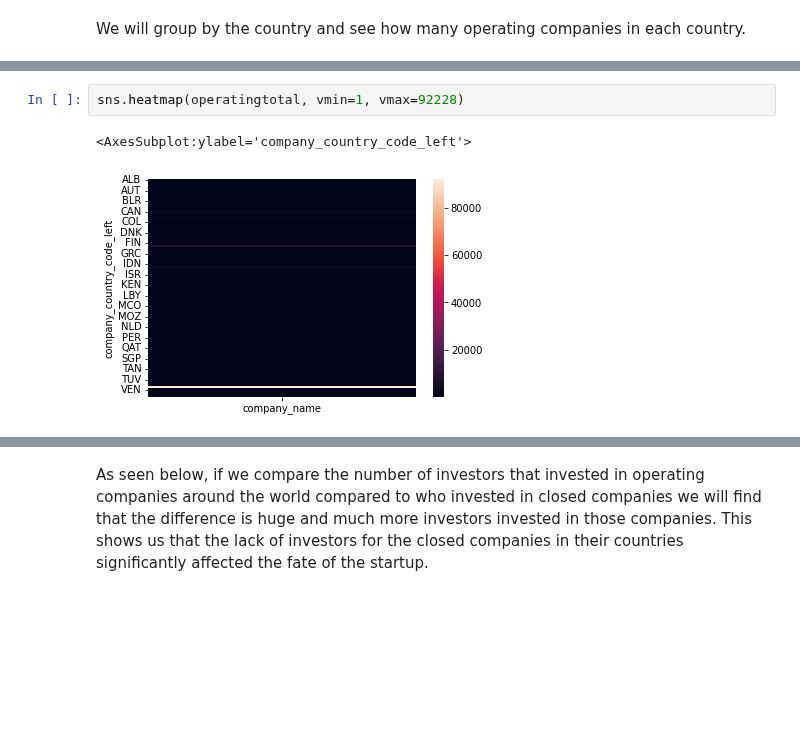
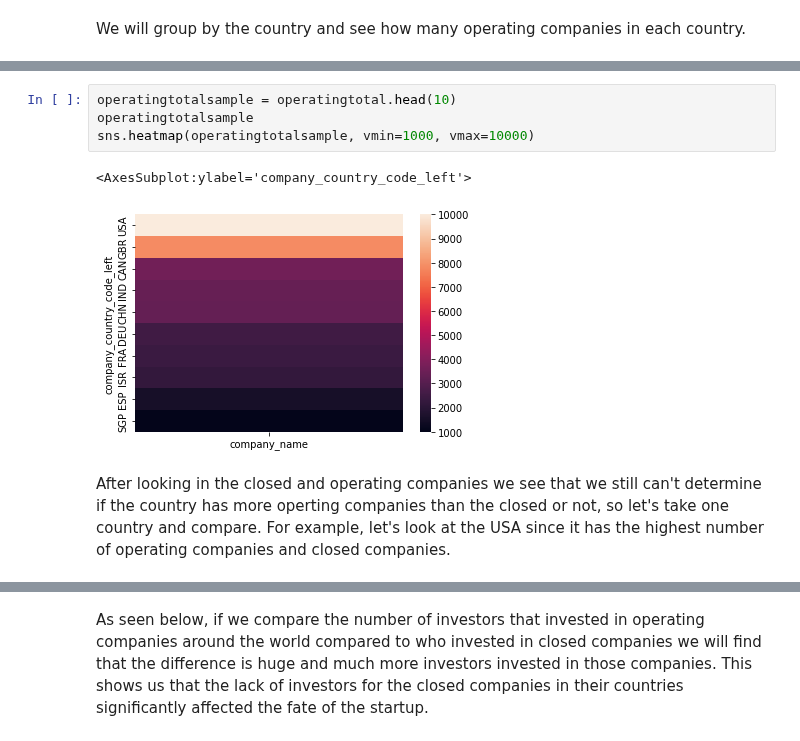
Before and after one commit to OdyAsh/StartupCompanies, a Jupyter notebook: Startup-Companies.ipynb, the cells around one changed output, grey strips where cells are left out. Drawn from its saved outputs; the diff is of its cells as text; blank space fills up the shorter version.

```diff
--- a/Startup-Companies.ipynb
+++ b/Startup-Companies.ipynb
@@ -1848,5 +1840,9 @@ The heatmap yet again shows that the US has the most operating companies which s
-# %%
-sns.heatmap(operatingtotal, vmin=1, vmax=92228)
-# %% [output]
-<AxesSubplot:ylabel='company_country_code_left'>
-[figure, removed]
+# %%
+operatingtotalsample = operatingtotal.head(10)
+operatingtotalsample
+sns.heatmap(operatingtotalsample, vmin=1000, vmax=10000)
+# %% [output]
+<AxesSubplot:ylabel='company_country_code_left'>
+[figure, added]
+# %% [markdown]
+After looking in the closed and operating companies we see that we still can't determine if the country has more operting companies than the closed or not, so let's take one country and compare. For example, let's look at the USA since it has the highest number of operating companies and closed companies.
```
Also changed, not shown: parts of 41 cells of this notebook.
